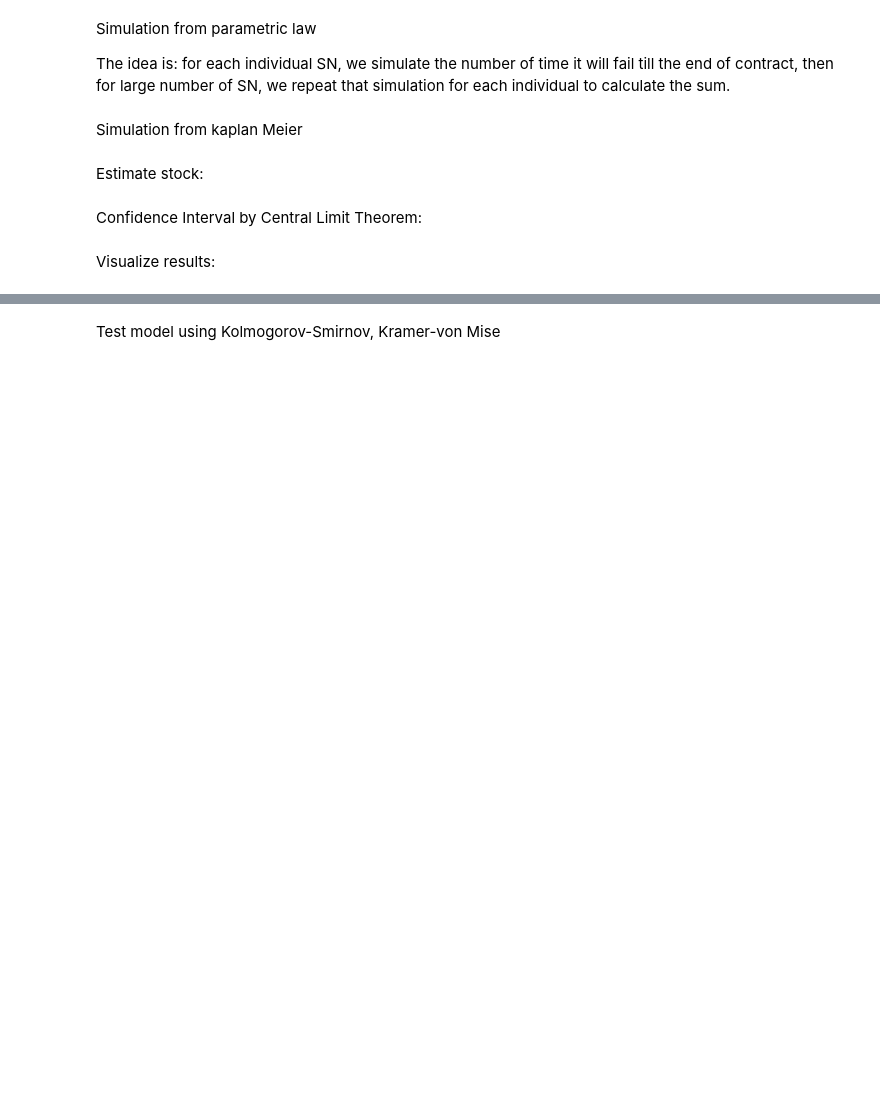
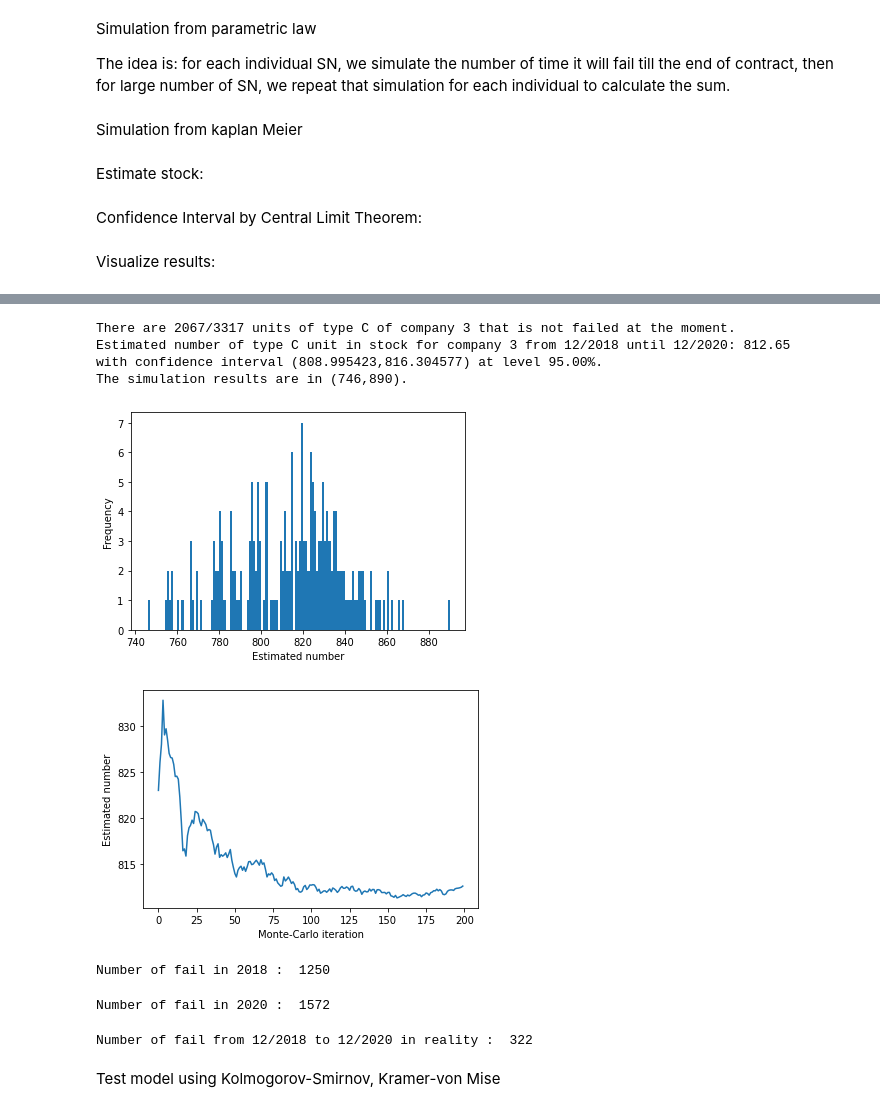
Before and after one commit to nghi-truyen/Flight-Data-Analysis, a Jupyter notebook: FlightDataAnalysis.ipynb, the cells around one changed output, grey strips where cells are left out. Saved outputs shown, nothing was run; the diff lists cells and outputs as text; code cells hidden in the pictures; blank space fills up the shorter version.

```diff
--- a/FlightDataAnalysis.ipynb
+++ b/FlightDataAnalysis.ipynb
@@ -393,0 +344,7 @@ The simulation results are in (835,844).
+# %%
+file_test = "./INSA-Airbus FHS - Data set PN_C Dec-18.xlsx"
+combined_test, air_test = preprocessing(file_test)
+types_test = pd.unique(combined_test["PN"])
+types_test = types_test[np.logical_not(pd.isnull(types_test))]
+print("Unit types :",types_test)
+combined_test.head()
@@ -393,0 +363,5 @@ The simulation results are in (835,844).
+# %%
+data_test = combined_test.copy()
+data_test_types = {}
+for typ in types_test:
+    data_test_types[typ] = data_test[data_test['PN']==typ]
@@ -394,3 +378,36 @@ The simulation results are in (835,844).
+# %%
+company=3         # must be in INTEGER
+unit_type='C' # STRING
+year=2020         # INTEGER
+month=12           # INTEGER
+
+date_test = dt.datetime(2018,12,1)
+Result_display(company,unit_type,year,month,df=data_test,df_types=data_test_types,airlines=air_test,Begin=date_test)
+# %% [output]
+There are 2067/3317 units of type C of company 3 that is not failed at the moment.
+Estimated number of type C unit in stock for company 3 from 12/2018 until 12/2020: 812.65
+with confidence interval (808.995423,816.304577) at level 95.00%.
+The simulation results are in (746,890).
+[figure, added]
+[figure, added]
+# %%
+table_18 = data_test[data_test.PN=='C']
+table_18 = table_18[table_18.Company==3]
+table_18 = table_18[table_18.failed==True]
+print("Number of fail in 2018 : ", len(table_18))
+# %% [output]
+Number of fail in 2018 :  1250
+# %%
+table_20 = data[data.PN=='C']
+table_20 = table_20[table_20.Company==3]
+table_20 = table_20[table_20.failed==True]
+print("Number of fail in 2020 : ", len(table_20))
+# %% [output]
+Number of fail in 2020 :  1572
+# %%
+print("Number of fail from 12/2018 to 12/2020 in reality : ",len(table_20)-len(table_18))
+# %% [output]
+Number of fail from 12/2018 to 12/2020 in reality :  322
 # %% [markdown]
 Test model using Kolmogorov-Smirnov, Kramer-von Mise
 # %%
```
Also changed, not shown: parts of 20 cells of this notebook, 1 other file.
